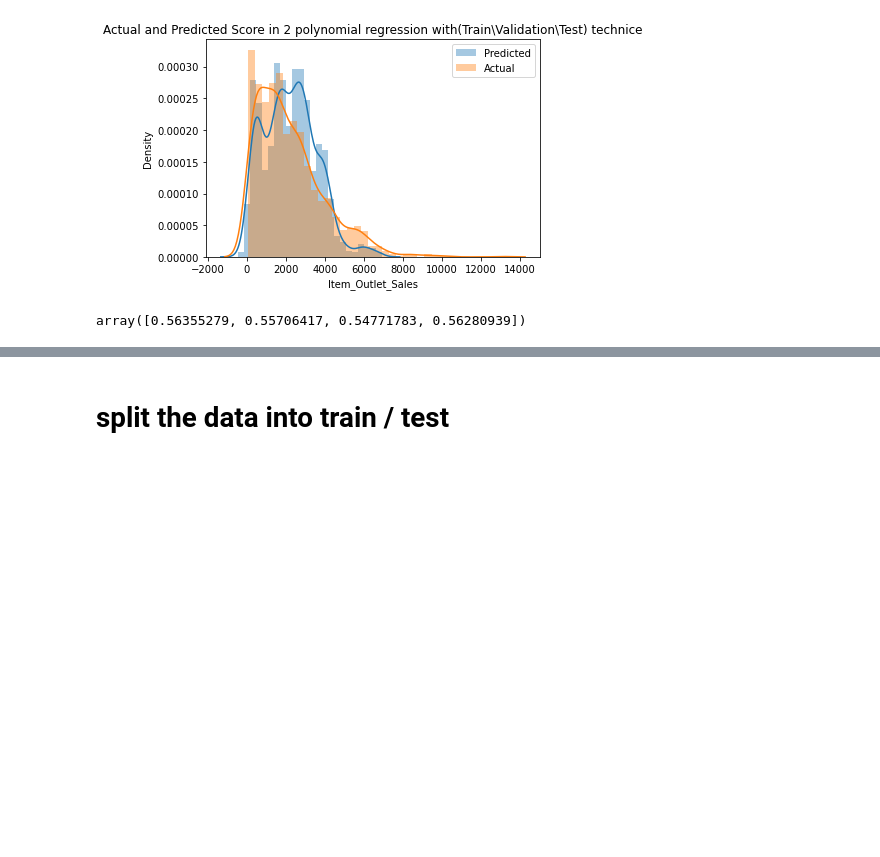
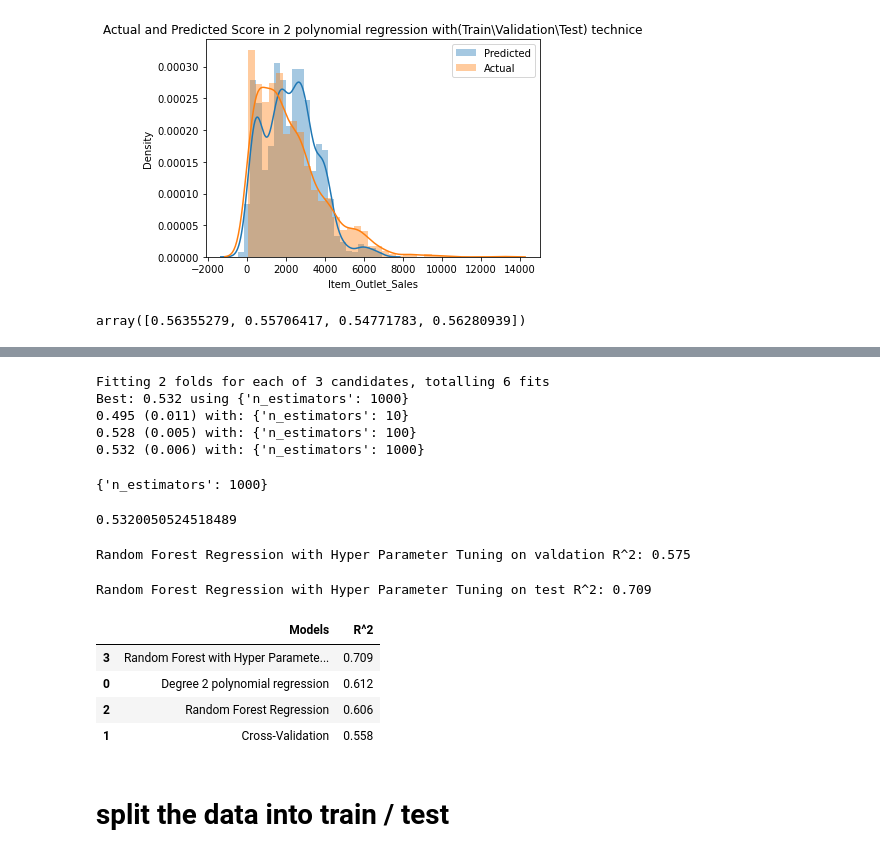
Before and after one commit to tahani321/Tahani-Alshedoukhi, a Jupyter notebook: MyProject-Copy1.ipynb, the cells around one changed output, grey strips where cells are left out. Drawn from its saved outputs; the diff is of its cells as text; code cells hidden in the pictures; blank space fills up the shorter version.

```diff
--- a/MyProject-Copy1.ipynb
+++ b/MyProject-Copy1.ipynb
@@ -534,6 +534,7 @@ Degree 2 polynomial regression validate R^2: 0.625
 # %%
 x1_poly = poly.transform(x1.values)
 lm_poly.fit(x1_poly,y1)
+tvt_poly_score=np.round(lm_poly.score(x1_test_poly, y1_test),3)
 print(f'Degree 2 polynomial regression on test R^2: {lm_poly.score(x1_test_poly, y1_test):.3f}')
 # %% [output]
 Degree 2 polynomial regression on test R^2: 0.612
@@ -589,3 +614,74 @@ print(np.mean(cross_val_score(lm, x, y, cv=kf, scoring='r2')))
+# %%
+from sklearn.model_selection import RepeatedStratifiedKFold
+from sklearn.model_selection import GridSearchCV
+
+# define models and parameters
+model = RandomForestRegressor()
+n_estimators = [10, 100, 1000]#number of trees witch will be part of the model
+max_depth=range(1,31)
+min_samples_leaf=np.linspace(0.1, 1.0)
+max_features=["auto", "sqrt", "log2"]
+min_samples_split=np.linspace(0.1, 1.0, 10)
+
+# define grid search
+grid = dict(n_estimators=n_estimators)
+#cv = RepeatedStratifiedKFold(n_splits=5, n_repeats=3, random_state=101)
+
+grid_search_forest = GridSearchCV(estimator=model, param_grid=grid, n_jobs=-1,
+                           scoring='r2',error_score=0,verbose=2,cv=2)
+#standarization
+#from sklearn.preprocessing import StandardScaler
+sc= StandardScaler()
+x1_train_std=sc.fit_transform(x1_train)
+x1_val_std=sc.fit_transform(x1_val)
+x1_test_std= sc.transform(x1_test)
+
+grid_search_forest.fit(x1_train_std, y1_train)
+
+# summarize results
+print(f"Best: {grid_search_forest.best_score_:.3f} using {grid_search_forest.best_params_}")
+means = grid_search_forest.cv_results_['mean_test_score']
+stds = grid_search_forest.cv_results_['std_test_score']
+params = grid_search_forest.cv_results_['params']
+
+for mean, stdev, param in zip(means, stds, params):
+    print(f"{mean:.3f} ({stdev:.3f}) with: {param}")
+# %% [output]
+Fitting 2 folds for each of 3 candidates, totalling 6 fits
+Best: 0.532 using {'n_estimators': 1000}
+0.495 (0.011) with: {'n_estimators': 10}
+0.528 (0.005) with: {'n_estimators': 100}
+0.532 (0.006) with: {'n_estimators': 1000}
+# %%
+grid_search_forest.best_params_
+# %% [output]
+{'n_estimators': 1000}
+# %%
+grid_search_forest.best_score_
+# %% [output]
+0.5320050524518489
+# %%
+val_pred_rf_grid=grid_search_forest.predict(x1_val_std)
+VHPRF_score=round(R2(y1_val,val_pred_rf_grid),3)
+print(f"Random Forest Regression with Hyper Parameter Tuning on valdation R^2: {VHPRF_score}\n")
+# %% [output]
+Random Forest Regression with Hyper Parameter Tuning on valdation R^2: 0.575
+# %%
+t_pred_rf_grid=grid_search_forest.predict(x1_test_std)
+THPRF_score=round(R2(y1_test,t_pred_rf_grid),3)
+print(f"Random Forest Regression with Hyper Parameter Tuning on test R^2: {THPRF_score}\n")
+# %% [output]
+Random Forest Regression with Hyper Parameter Tuning on test R^2: 0.709
+# %%
+R_2=[tvt_poly_score,cvt_score,t_RFR_score,THPRF_score]
+Models = pd.DataFrame({'Models': ["Degree 2 polynomial regression","Cross-Validation","Random Forest Regression","Random Forest with Hyper Parameter Tuning"], 'R^2':R_2})
+Models.sort_values(by='R^2', ascending=False)
+# %% [output]
+|  | Models | R^2 |
+| 3 | Random Forest with Hyper Paramete... | 0.709 |
+| 0 | Degree 2 polynomial regression | 0.612 |
+| 2 | Random Forest Regression | 0.606 |
+| 1 | Cross-Validation | 0.558 |
 # %% [markdown]
 # split the data into train / test
 # %%
```
Also changed, not shown: parts of 18 cells of this notebook.
